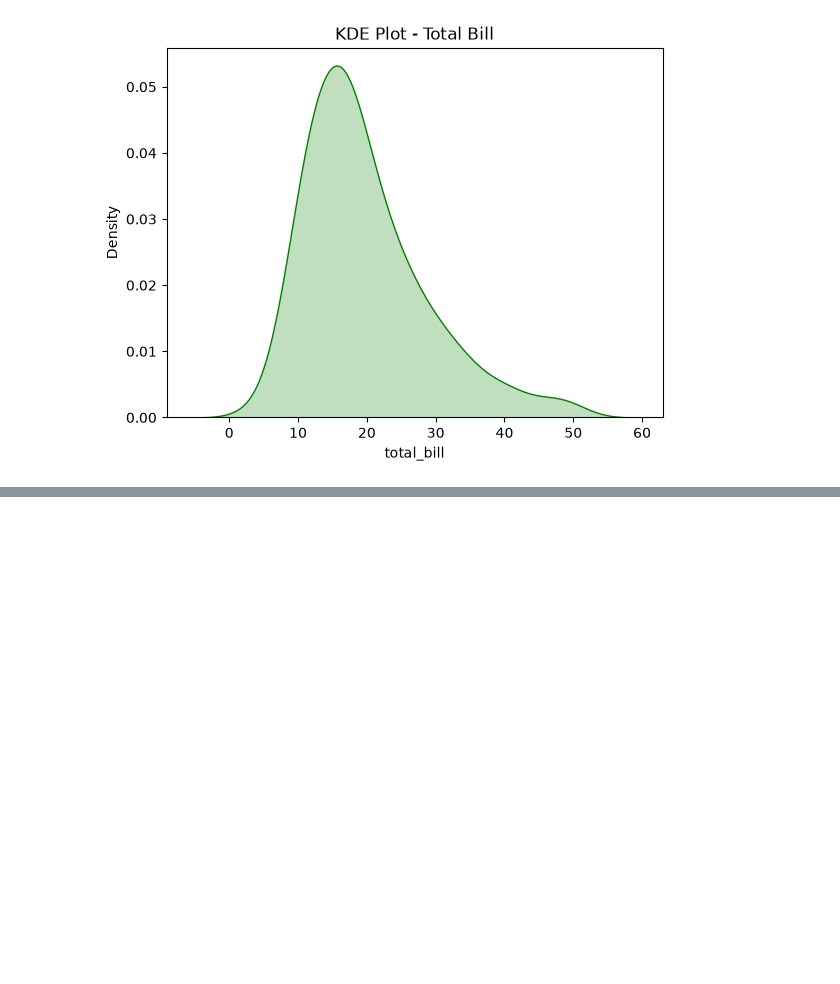
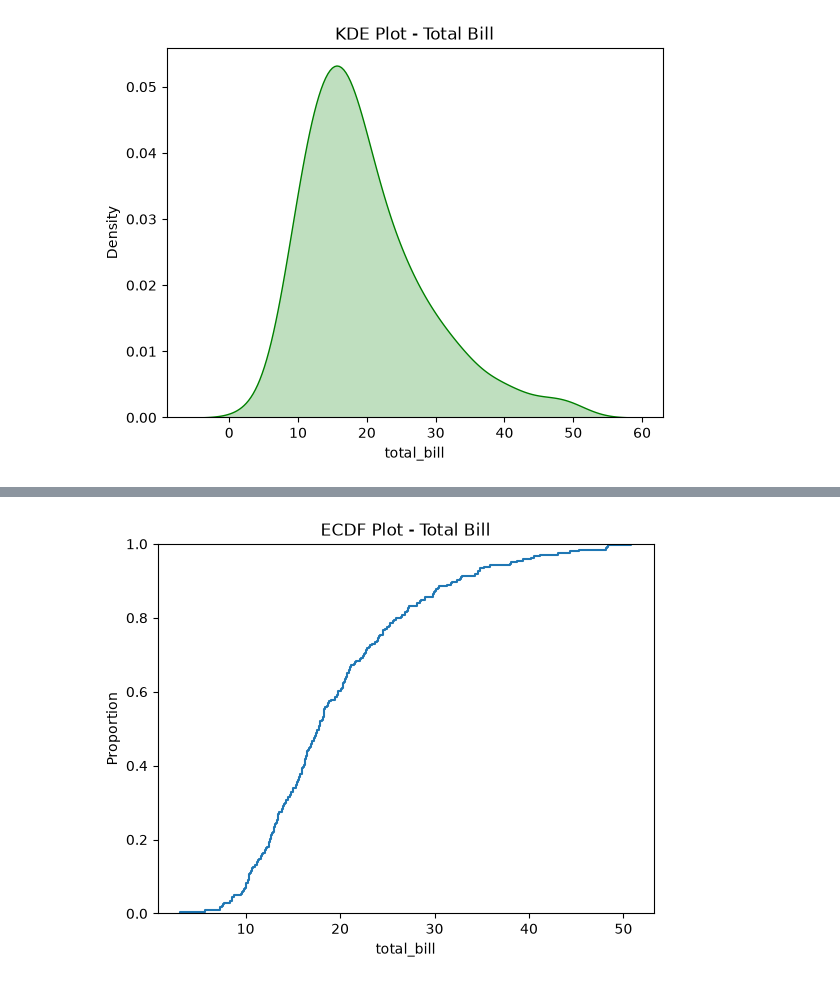
Before and after one commit to kalairajatechp/matplotlib, a Jupyter notebook: histogram_analysis.ipynb, the cells around one changed output, grey strips where cells are left out. Saved outputs shown, nothing was run; the diff lists cells and outputs as text; code cells hidden in the pictures; blank space fills up the shorter version.

```diff
--- a/histogram_analysis.ipynb
+++ b/histogram_analysis.ipynb
@@ -27,0 +28,7 @@ plt.show()
+# %%
+sns.ecdfplot(df['total_bill'])
+plt.title("ECDF Plot - Total Bill")
+plt.savefig("ECDF Plot - Total Bill.png")
+plt.show()
+# %% [output]
+[figure, added]
```
Also changed, not shown: parts of 2 cells of this notebook.
